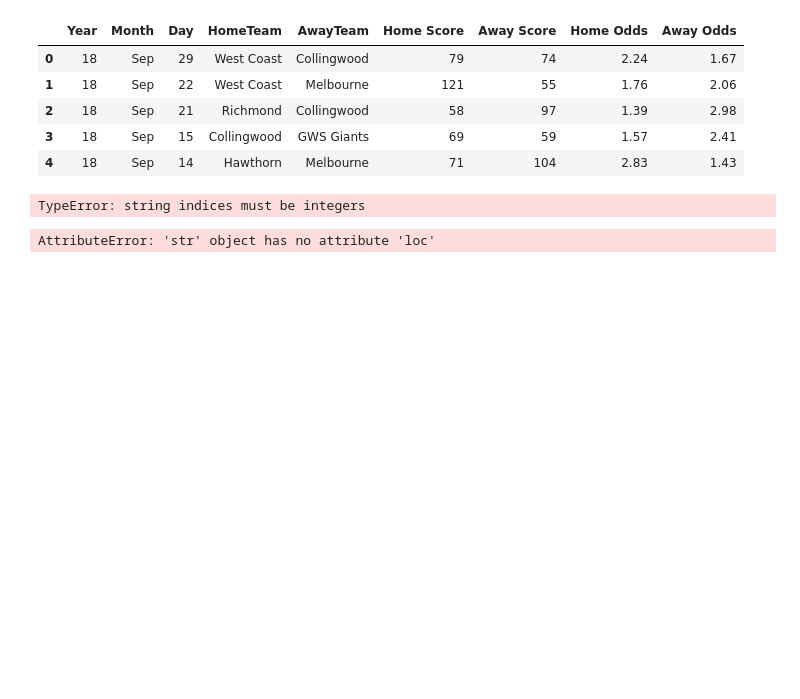
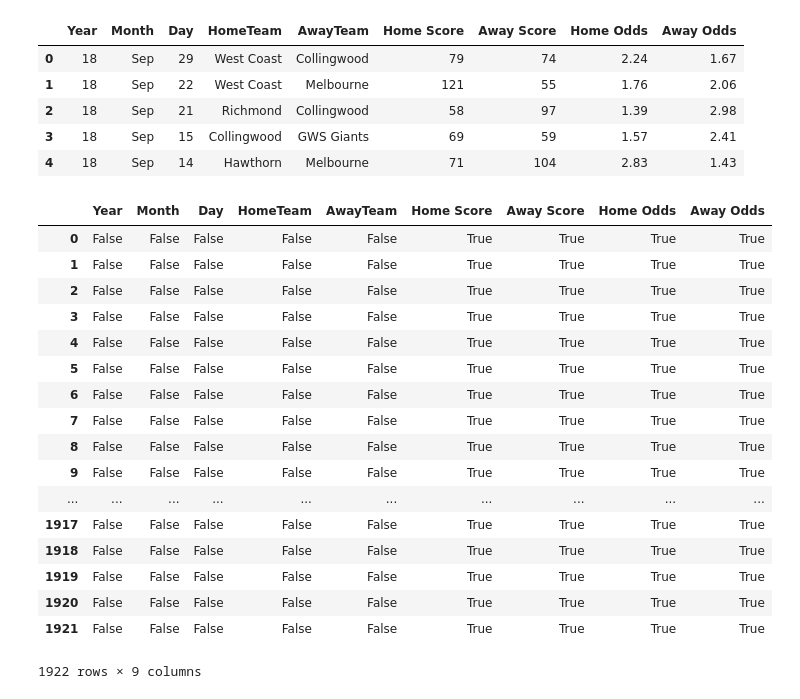
Before and after one commit to Beefstyles/AFLTippingPredictor, a Jupyter notebook: AFL Tipping Predictor Working.ipynb, the cells around one changed output. Cells and saved outputs as stored; diff of their text form; code cells hidden in the pictures; blank space fills up the shorter version.

```diff
--- a/AFL Tipping Predictor Working.ipynb
+++ b/AFL Tipping Predictor Working.ipynb
@@ -248,0 +250,5 @@ afl_results_2009_to_2018_results.head()
+# %%
+# Drop all finals games from this model as footy tipping is only completed for the home and away season
+afl_results_2009_to_2018_results = afl_results_2009_to_2018_results[afl_results_2009_to_2018_results.FinalsGame != 'Y']
+afl_results_2009_to_2018_results = afl_results_2009_to_2018_results.drop(columns='FinalsGame')
+afl_results_2009_to_2018_results.head()
@@ -270,11 +283,24 @@ afl_results_2009_to_2018_results.head()
 | 2 | 18 | Sep | 21 | Richmond | Collingwood | 58 | 97 | 1.39 | 2.98 |
 | 3 | 18 | Sep | 15 | Collingwood | GWS Giants | 69 | 59 | 1.57 | 2.41 |
 | 4 | 18 | Sep | 14 | Hawthorn | Melbourne | 71 | 104 | 2.83 | 1.43 |
-# %%
-afl_results_2009_to_2018_results['Year'] = afl_results_2009_to_2018_results['Year'].str.replace('18','2018')
-# %% [output]
-TypeError: string indices must be integers
-# %%
-afl_results_2009_to_2018_results_df = afl_results_2009_to_2018_results_df.loc[(afl_results_2009_to_2018_results.Year == '18'),'Year']='2018'
-# %% [output]
-AttributeError: 'str' object has no attribute 'loc'
+# %%
+afl_results_2009_to_2018_results.applymap(np.isreal)
+# %% [output]
+|  | Year | Month | Day | HomeTeam | AwayTeam | Home Score | Away Score | Home Odds | Away Odds |
+| 0 | False | False | False | False | False | True | True | True | True |
+| 1 | False | False | False | False | False | True | True | True | True |
+| 2 | False | False | False | False | False | True | True | True | True |
+| 3 | False | False | False | False | False | True | True | True | True |
+| 4 | False | False | False | False | False | True | True | True | True |
+| 5 | False | False | False | False | False | True | True | True | True |
+| 6 | False | False | False | False | False | True | True | True | True |
+| 7 | False | False | False | False | False | True | True | True | True |
+| 8 | False | False | False | False | False | True | True | True | True |
+| 9 | False | False | False | False | False | True | True | True | True |
+| ... | ... | ... | ... | ... | ... | ... | ... | ... | ... |
+| 1917 | False | False | False | False | False | True | True | True | True |
+| 1918 | False | False | False | False | False | True | True | True | True |
+| 1919 | False | False | False | False | False | True | True | True | True |
+| 1920 | False | False | False | False | False | True | True | True | True |
+| 1921 | False | False | False | False | False | True | True | True | True |
+1922 rows × 9 columns
```
Also changed, not shown: parts of 5 cells of this notebook.
